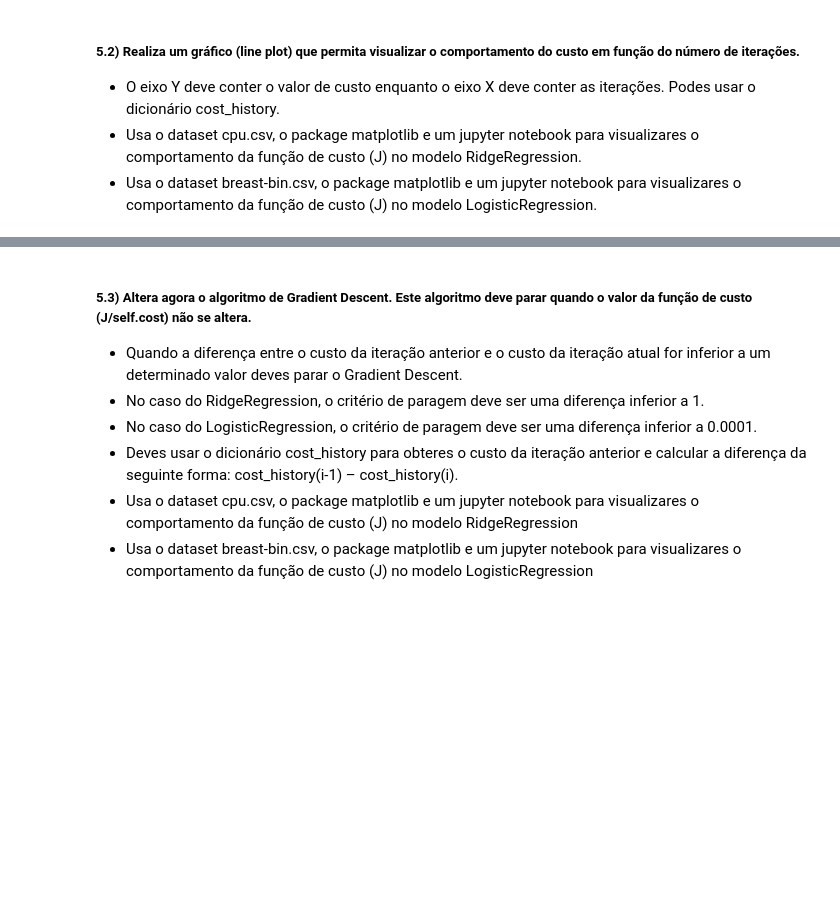
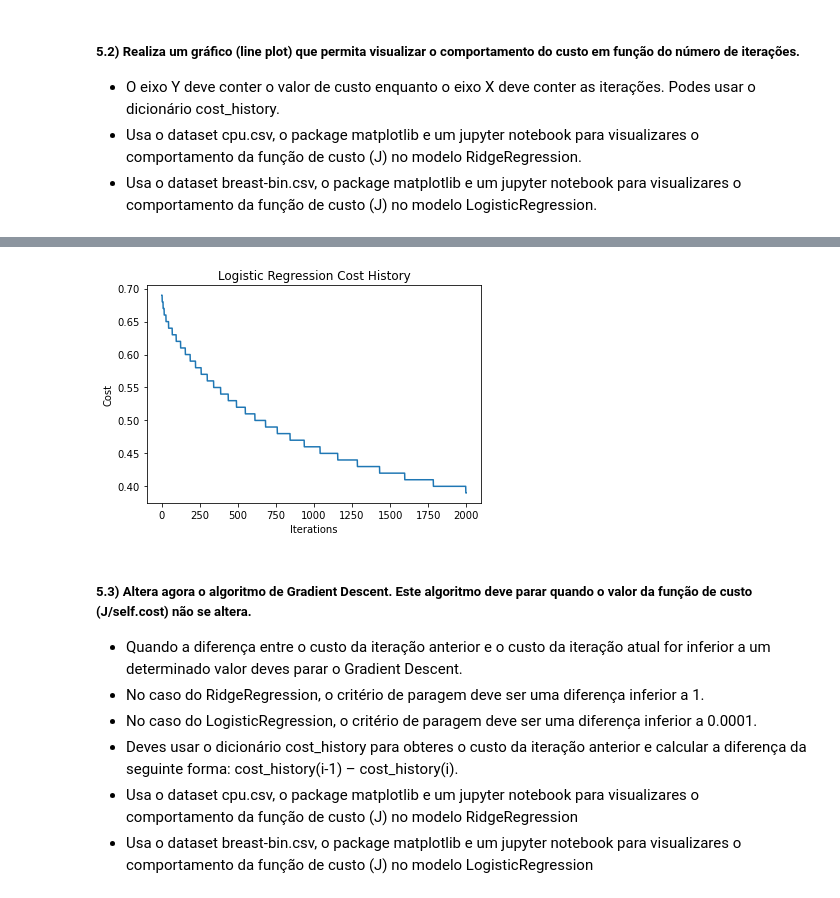
Before and after one commit to mleiras/si, a Jupyter notebook: scripts/Exercicios_Aula5.ipynb, the cells around one changed output, grey strips where cells are left out. Drawn from its saved outputs; the diff is of its cells as text; code cells hidden in the pictures; blank space fills up the shorter version.

```diff
--- a/scripts/Exercicios_Aula5.ipynb
+++ b/scripts/Exercicios_Aula5.ipynb
@@ -26,0 +78,23 @@ cpu = read_csv('/home/monica/Documents/2_ano/sistemas/si/datasets/cpu.csv', sep=
+# %%
+breast_bin = read_csv('/home/monica/Documents/2_ano/sistemas/si/datasets/breast-bin.csv', sep=',',features=True, label=True)
+
+# fit the model
+model_b = LogisticRegression()
+model_b.fit(breast_bin)
+
+# get coefs
+print(f"Parameters: {model_b.theta}")
+
+# compute the score
+score = model_b.score(breast_bin)
+print(f"Score: {score}")
+
+# compute the cost
+cost = model_b.cost(breast_bin)
+print(f"Cost: {cost}")
+
+# predict
+y_pred_ = model_b.predict(breast_bin)
+print(f"Predictions: {y_pred_}")
+
+# print(model_b.cost_history)
@@ -27,3 +119,12 @@ cpu = read_csv('/home/monica/Documents/2_ano/sistemas/si/datasets/cpu.csv', sep=
+# %%
+plt.plot(model_b.cost_history.values())
+
+plt.title("Logistic Regression Cost History")
+plt.ylabel("Cost")
+plt.xlabel("Iterations")
+plt.show()
+# %% [output]
+[figure, added]
 # %% [markdown]
 ##### 5.3) Altera agora o algoritmo de Gradient Descent. Este algoritmo deve parar quando o valor da função de custo (J/self.cost) não se altera.
 
```
Also changed, not shown: parts of 5 cells of this notebook, 2 other files.
